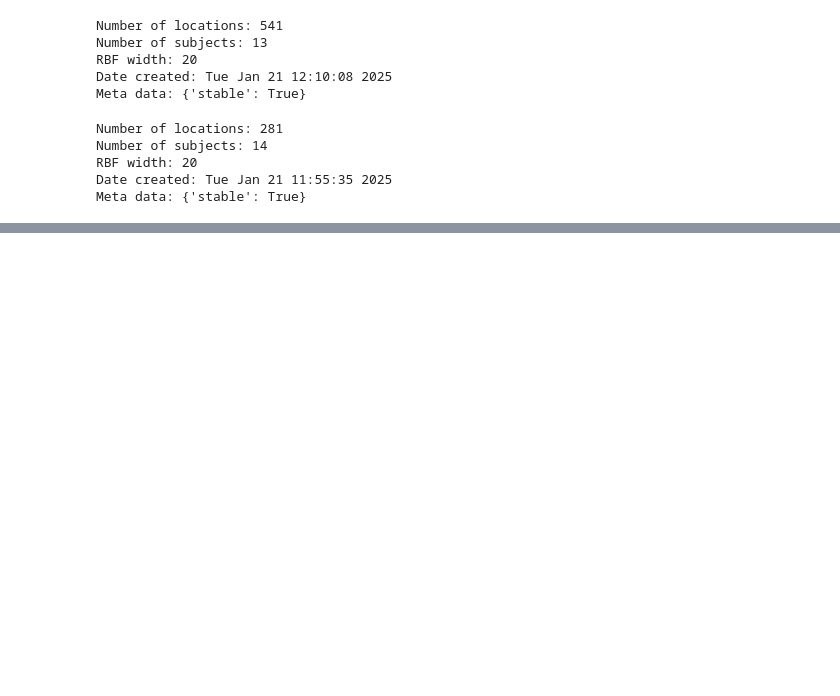
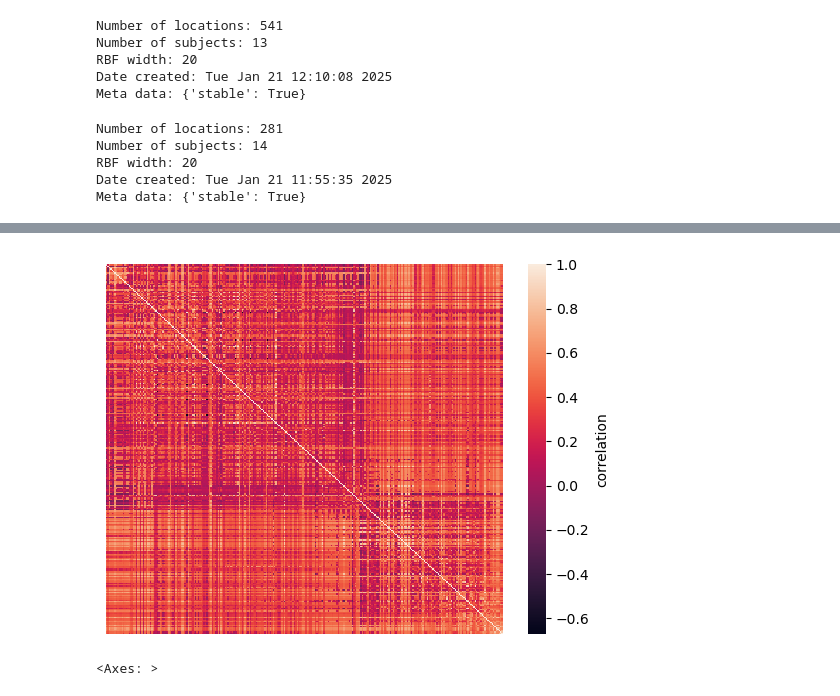
Before and after one commit to the-brAIn-lab/supereeg_notebooks, a Jupyter notebook: miller_data/three_models.ipynb, the cells around one changed output, grey strips where cells are left out. Drawn from its saved outputs; the diff is of its cells as text; code cells hidden in the pictures; blank space fills up the shorter version.

```diff
--- a/miller_data/three_models.ipynb
+++ b/miller_data/three_models.ipynb
@@ -112,0 +152,5 @@ Meta data: {'stable': True}
+# %%
+mo_noisy14.plot_data(xticklabels=False, yticklabels=False)
+# %% [output]
+[figure, added]
+<Axes: >
```
Also changed, not shown: parts of 12 cells of this notebook, 2 other files.
